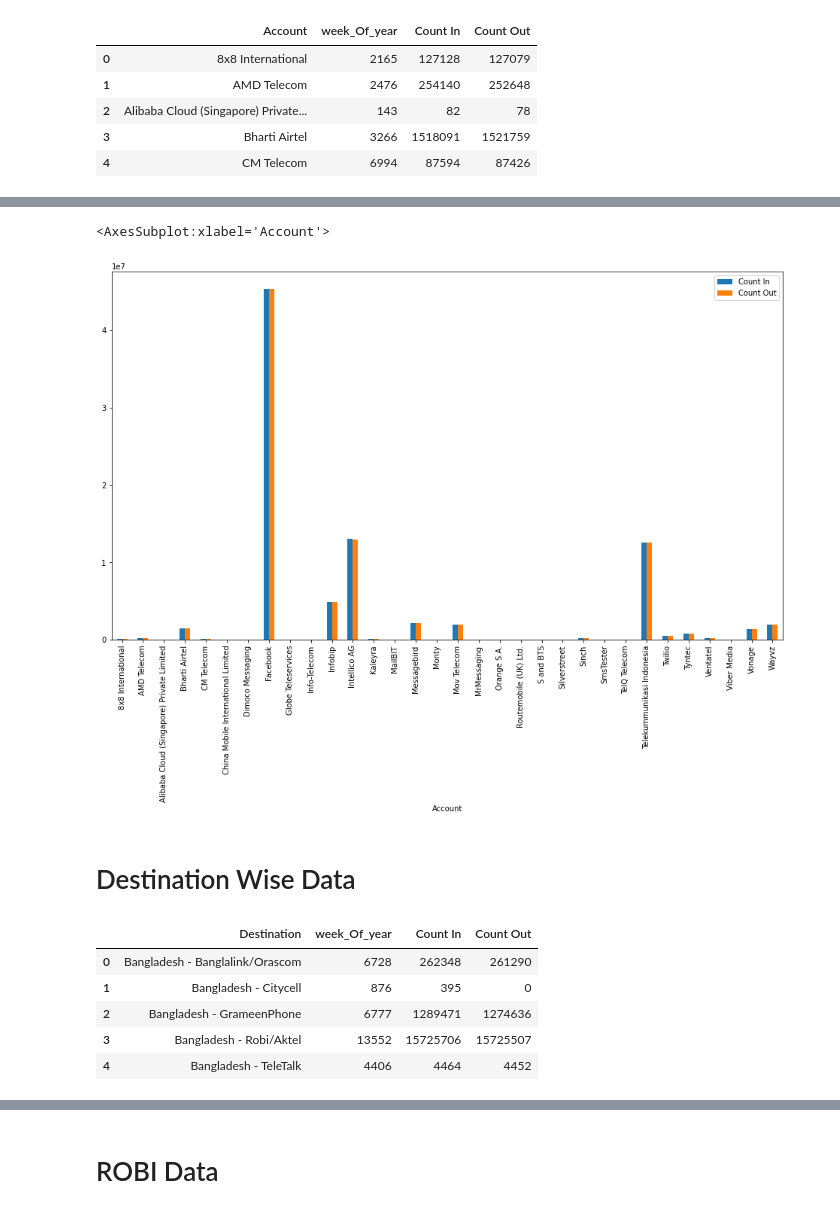
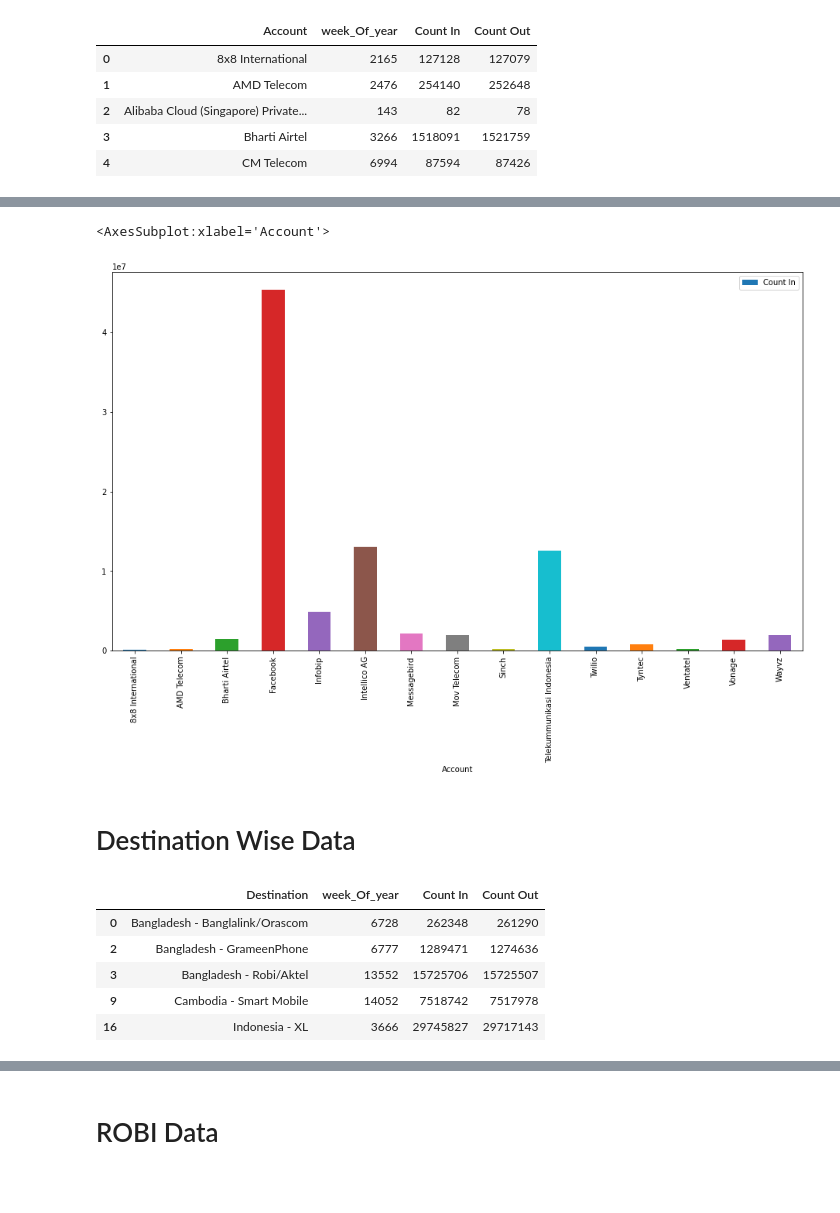
Before and after one commit to NoManNayeem/DataAnalysisSolutions, a Jupyter notebook: Sales Data Analysis.ipynb, the cells around one changed output, grey strips where cells are left out. Saved outputs shown, nothing was run; the diff lists cells and outputs as text; code cells hidden in the pictures; blank space fills up the shorter version.

Commit message:
Elaborated
Elaborated Detailed Data Vision

```diff
--- a/Sales Data Analysis.ipynb
+++ b/Sales Data Analysis.ipynb
@@ -14,6 +17,11 @@ import matplotlib.pyplot as mp
 import xlrd
 xlrd.xlsx.ensure_elementtree_imported(False, None)
 xlrd.xlsx.Element_has_iter = True
+# %%
+colors = []
+for i in range(35):
+    color = f'C{i}'
+    colors.append(color)
 # %%
 # Path to Dataset
 path_to_dataset = 'C:/Users/NayeemIslam/Downloads/CommercialData/ComData.xlsx'
@@ -76,7 +84,7 @@ data = [442876,368702]
 
 
 #### Garph Size ########
-plt.rcParams["figure.figsize"] = [4,3]
+plt.rcParams["figure.figsize"] = [8,6]
 #### Garph Size ########
 
 labels = ['Count In', 'Count Out']
@@ -84,6 +92,6 @@ plt.xticks(range(len(data)), labels)
 # plt.xlabel('Class')
 plt.ylabel('Amounts')
 plt.title('Count In VS Count Out')
-plt.bar(range(len(data)), data)
+plt.bar(range(len(data)), data, color=[ 'red', 'green', 'blue', 'cyan'])
 plt.show()
 # %% [output]
@@ -199,3 +209,6 @@ dff.head(5)
 | 2 | Alibaba Cloud (Singapore) Private... | 143 | 82 | 78 |
 | 3 | Bharti Airtel | 3266 | 1518091 | 1521759 |
 | 4 | CM Telecom | 6994 | 87594 | 87426 |
+# %%
+dff_max = dff[dff.iloc[:,2]>100000]
+dff_max
@@ -202,8 +232,10 @@ dff.head(5)
 # %%
-dff.plot(x="Account", y=["Count In", "Count Out"], kind="bar")
+# dff.plot(x="Account", y=["Count In", "Count Out"], kind="bar")
+###### only count in
+dff_max.plot(x="Account", y="Count In", kind="bar",color=colors)
 # %% [output]
 <AxesSubplot:xlabel='Account'>
-[figure, old version]
+[figure, new version]
 # %%
 # df
 # %% [markdown]
@@ -211,12 +243,15 @@ dff.plot(x="Account", y=["Count In", "Count Out"], kind="bar")
 # %%
 df3 = df[["week_Of_year","Destination","Count In","Count Out"]]
 df_des = df3.groupby(['Destination', ]).sum().reset_index()
+
+df_des = df_des[df_des.iloc[:,2]>=100000]
+
 df_des.head(5)
 # %% [output]
 |  | Destination | week_Of_year | Count In | Count Out |
 | 0 | Bangladesh - Banglalink/Orascom | 6728 | 262348 | 261290 |
-| 1 | Bangladesh - Citycell | 876 | 395 | 0 |
 | 2 | Bangladesh - GrameenPhone | 6777 | 1289471 | 1274636 |
 | 3 | Bangladesh - Robi/Aktel | 13552 | 15725706 | 15725507 |
-| 4 | Bangladesh - TeleTalk | 4406 | 4464 | 4452 |
+| 9 | Cambodia - Smart Mobile | 14052 | 7518742 | 7517978 |
+| 16 | Indonesia - XL | 3666 | 29745827 | 29717143 |
 # %%
```
Also changed, not shown: parts of 61 cells of this notebook.
